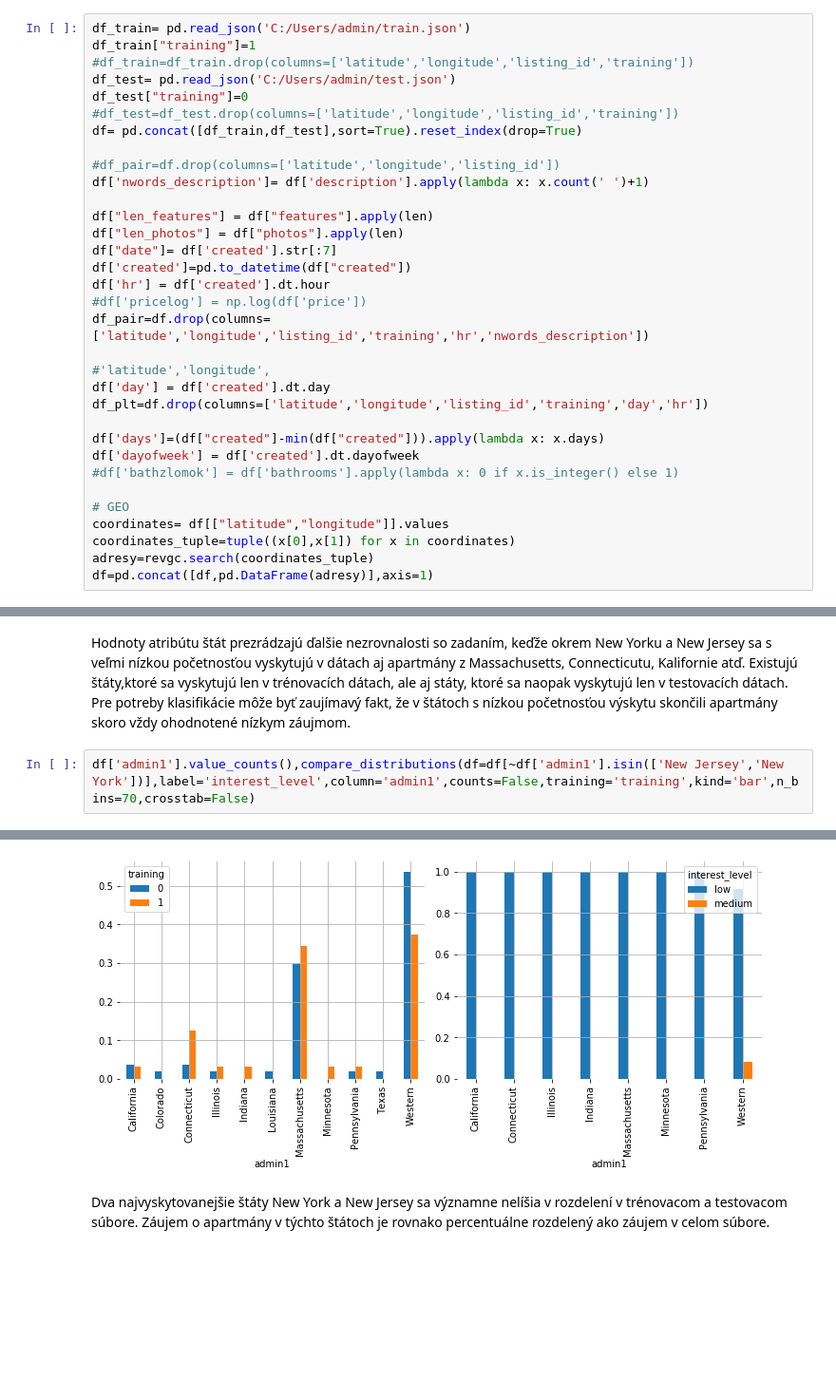
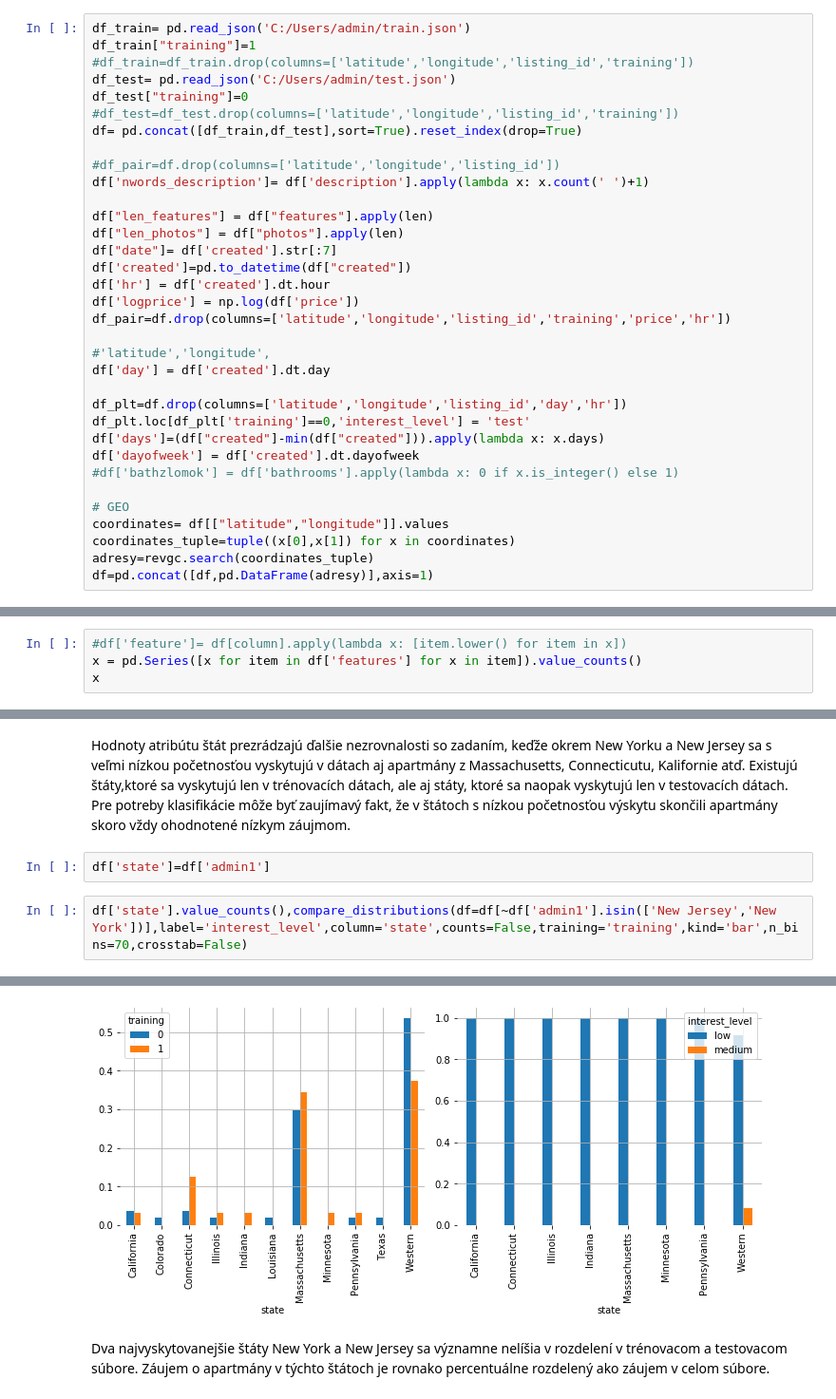
Before and after one commit to MiroslavBarus/2sigma, a Jupyter notebook: EDA.ipynb, the cells around one changed output, grey strips where cells are left out. Shown: that part at 95% size. Cells and saved outputs as stored; diff of their text form; blank space fills up the shorter version.

```diff
--- a/EDA.ipynb
+++ b/EDA.ipynb
@@ -27,13 +27,14 @@ df["len_photos"] = df["photos"].apply(len)
 df["date"]= df['created'].str[:7]
 df['created']=pd.to_datetime(df["created"])
 df['hr'] = df['created'].dt.hour
-#df['pricelog'] = np.log(df['price'])
-df_pair=df.drop(columns=['latitude','longitude','listing_id','training','hr','nwords_description'])
+df['logprice'] = np.log(df['price'])
+df_pair=df.drop(columns=['latitude','longitude','listing_id','training','price','hr'])
 
 #'latitude','longitude',
 df['day'] = df['created'].dt.day
-df_plt=df.drop(columns=['latitude','longitude','listing_id','training','day','hr'])
 
+df_plt=df.drop(columns=['latitude','longitude','listing_id','day','hr'])
+df_plt.loc[df_plt['training']==0,'interest_level'] = 'test'
 df['days']=(df["created"]-min(df["created"])).apply(lambda x: x.days)
 df['dayofweek'] = df['created'].dt.dayofweek
 #df['bathzlomok'] = df['bathrooms'].apply(lambda x: 0 if x.is_integer() else 1)
@@ -47,0 +94,4 @@ Loading formatted geocoded file...
+# %%
+#df['feature']= df[column].apply(lambda x: [item.lower() for item in x])
+x = pd.Series([x for item in df['features'] for x in item]).value_counts()
+x
@@ -350,8 +513,10 @@ GH        41
 Name: cc, dtype: int64
 # %% [markdown]
 Hodnoty atribútu štát prezrádzajú ďalšie nezrovnalosti so zadaním, keďže okrem New Yorku a New Jersey sa s veľmi nízkou početnosťou vyskytujú v dátach aj apartmány z Massachusetts, Connecticutu, Kalifornie atď. Existujú štáty,ktoré sa vyskytujú len v trénovacích dátach, ale aj státy, ktoré sa naopak vyskytujú len v testovacích dátach. Pre potreby klasifikácie môže byť zaujímavý fakt, že v štátoch s nízkou početnosťou výskytu skončili apartmány skoro vždy ohodnotené nízkym záujmom.
+# %%
+df['state']=df['admin1']
 # %%
-df['admin1'].value_counts(),compare_distributions(df=df[~df['admin1'].isin(['New Jersey','New York'])],label='interest_level',column='admin1',counts=False,training='training',kind='bar',n_bins=70,crosstab=False)
+df['state'].value_counts(),compare_distributions(df=df[~df['admin1'].isin(['New Jersey','New York'])],label='interest_level',column='state',counts=False,training='training',kind='bar',n_bins=70,crosstab=False)
 # %% [output]
 (New York         108701
  New Jersey        15224
@@ -370,4 +535,4 @@ df['admin1'].value_counts(),compare_distributions(df=df[~df['admin1'].isin(['New
-[figure, old version]
+[figure, new version]
 # %% [markdown]
 Dva najvyskytovanejšie štáty New York a New Jersey sa významne nelíšia v rozdelení v trénovacom a testovacom súbore. Záujem o apartmány v týchto štátoch je rovnako percentuálne rozdelený ako záujem v celom súbore.
 # %%
```
Also changed, not shown: parts of 23 cells of this notebook.
